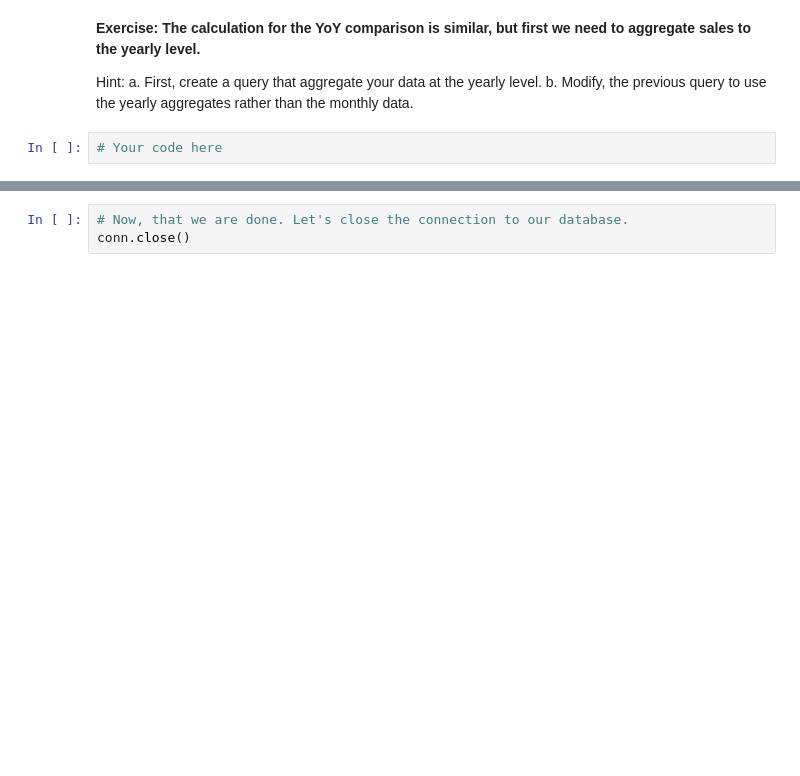
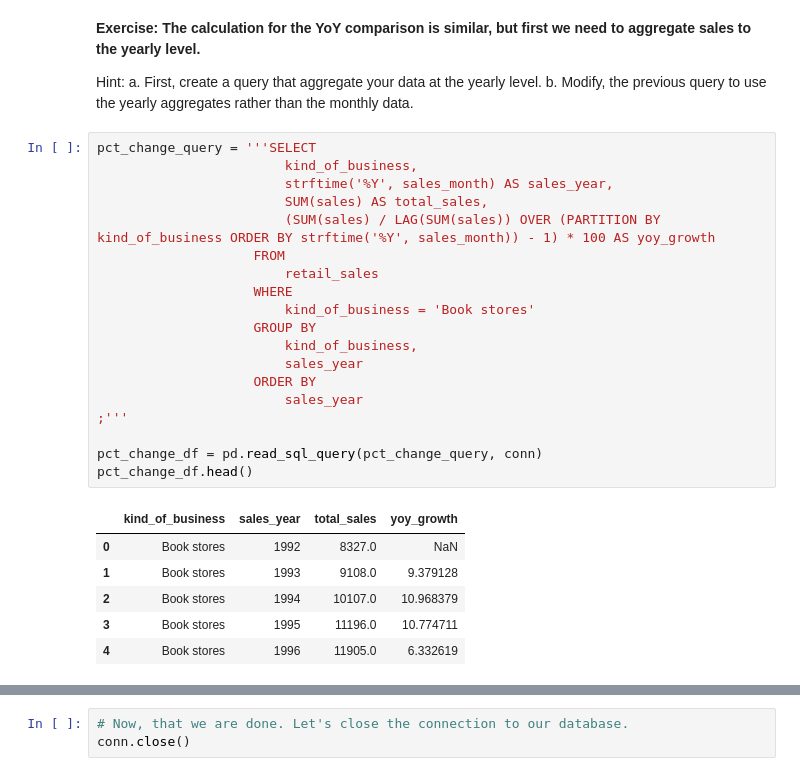
Before and after one commit to MrBroma/LGG-Thomas4, a Jupyter notebook: 02-TheHill/DatabasesIntro/01-SQL/05-data-analytics-with-sql.ipynb, the cells around one changed output, grey strips where cells are left out. Saved outputs shown, nothing was run; the diff lists cells and outputs as text; blank space fills up the shorter version.

```diff
--- a/02-TheHill/DatabasesIntro/01-SQL/05-data-analytics-with-sql.ipynb
+++ b/02-TheHill/DatabasesIntro/01-SQL/05-data-analytics-with-sql.ipynb
@@ -216,5 +256,29 @@ This can provide insights on how to plan promotions to encourage sales or adjust
 Hint:
 a. First, create a query that aggregate your data at the yearly level.
 b. Modify, the previous query to use the yearly aggregates rather than the monthly data.
-# %%
-# Your code here
+# %%
+pct_change_query = '''SELECT
+                        kind_of_business,
+                        strftime('%Y', sales_month) AS sales_year,
+                        SUM(sales) AS total_sales,
+                        (SUM(sales) / LAG(SUM(sales)) OVER (PARTITION BY kind_of_business ORDER BY strftime('%Y', sales_month)) - 1) * 100 AS yoy_growth
+                    FROM
+                        retail_sales
+                    WHERE
+                        kind_of_business = 'Book stores'
+                    GROUP BY
+                        kind_of_business,
+                        sales_year
+                    ORDER BY
+                        sales_year
+;'''
+
+pct_change_df = pd.read_sql_query(pct_change_query, conn)
+pct_change_df.head()
+# %% [output]
+|  | kind_of_business | sales_year | total_sales | yoy_growth |
+| 0 | Book stores | 1992 | 8327.0 | NaN |
+| 1 | Book stores | 1993 | 9108.0 | 9.379128 |
+| 2 | Book stores | 1994 | 10107.0 | 10.968379 |
+| 3 | Book stores | 1995 | 11196.0 | 10.774711 |
+| 4 | Book stores | 1996 | 11905.0 | 6.332619 |
```
Also changed, not shown: parts of 7 cells of this notebook, 1 other file.
